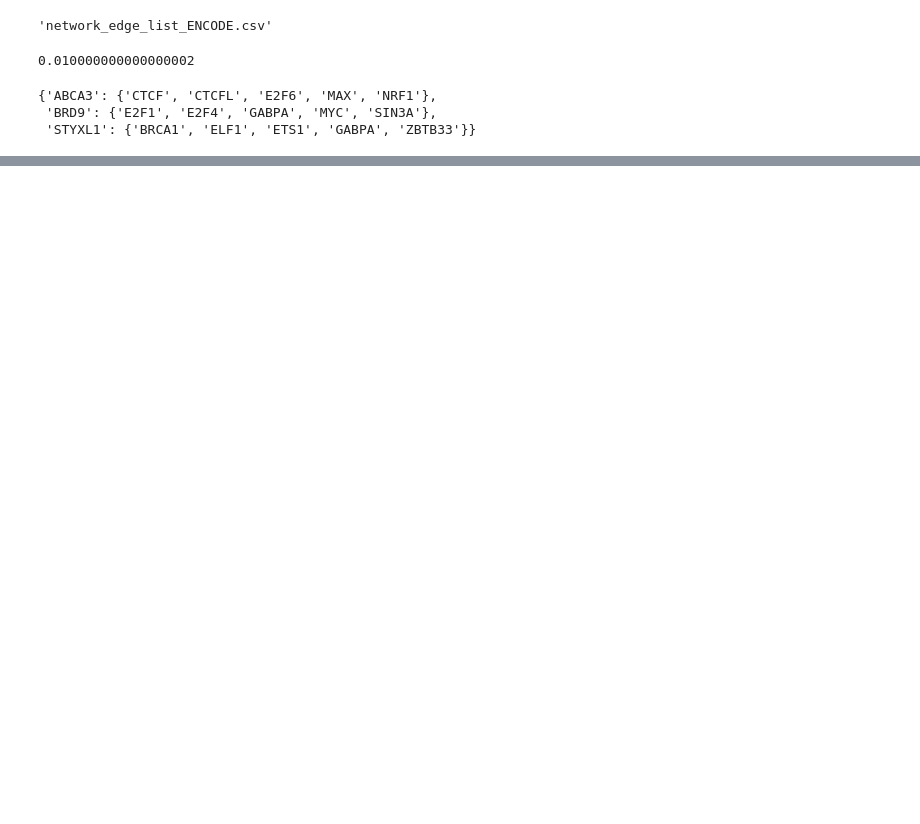
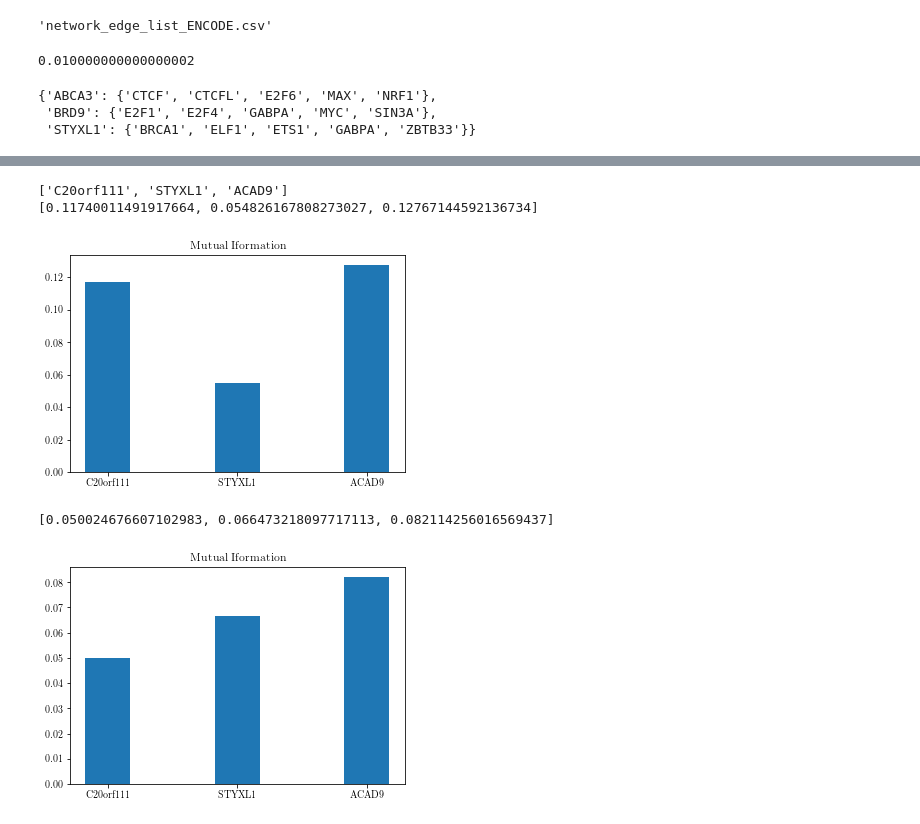
Before and after one commit to carfuentes/dynamic_routing, a Jupyter notebook: ESN-gene-nets.ipynb, the cells around one changed output, grey strips where cells are left out. Saved outputs shown, nothing was run; the diff lists cells and outputs as text; code cells hidden in the pictures; blank space fills up the shorter version.

```diff
--- a/ESN-gene-nets.ipynb
+++ b/ESN-gene-nets.ipynb
@@ -620,0 +705,12 @@ ACAD9
+# %%
+i_scaling=[1,1]
+beta_scaling=[0.01,0.01]
+tau_list=[20,10]
+mi_histogram={}
+nrmse_histogram={}
+nets={}
+
+for tau_train,tau_test in zip([10,20,10,20],[[10],[20],[30],[30]]):
+    print(tau_train, "tau_train", tau_test, "tau_test")
+    #np.random.seed(42)
+    nets[(tau_train,tau_test[0])], mi_histogram[(tau_train,tau_test[0])],nrmse_histogram[(tau_train,tau_test[0])]=test_readout("Dataset1",file, 1,tau_list,tau_test,tau_train, 0.95, i_scaling,beta_scaling,['GO:0051591','GO:0070317'],all_readout,10, noise=True, euler=True, save=False, notebook=True)
@@ -620,0 +760,24 @@ ACAD9
+# %%
+readout_name= {
+    2:"C20orf111",
+    3:"STYXL1",
+    6:"ACAD9"
+}
+# %%
+names=list(readout_name.values())
+print(names)
+ind=np.arange(len(readout_name))
+for i,key in enumerate([(20,20),(10,10)]):
+    bar(ind,[mi_histogram[key][name_r] for name_r in names],width=0.35)
+    #ylabel('Genes')
+    title('Mutual Iformation')
+    xticks(ind, names)
+    #yticks(np.arange(0, 81, 10))
+    print([mi_histogram[key][name_r] for name_r in names])
+    show()
+# %% [output]
+['C20orf111', 'STYXL1', 'ACAD9']
+[0.11740011491917664, 0.054826167808273027, 0.12767144592136734]
+[figure, added]
+[0.050024676607102983, 0.066473218097717113, 0.082114256016569437]
+[figure, added]
```
Also changed, not shown: parts of 52 cells of this notebook, 8 other files.
